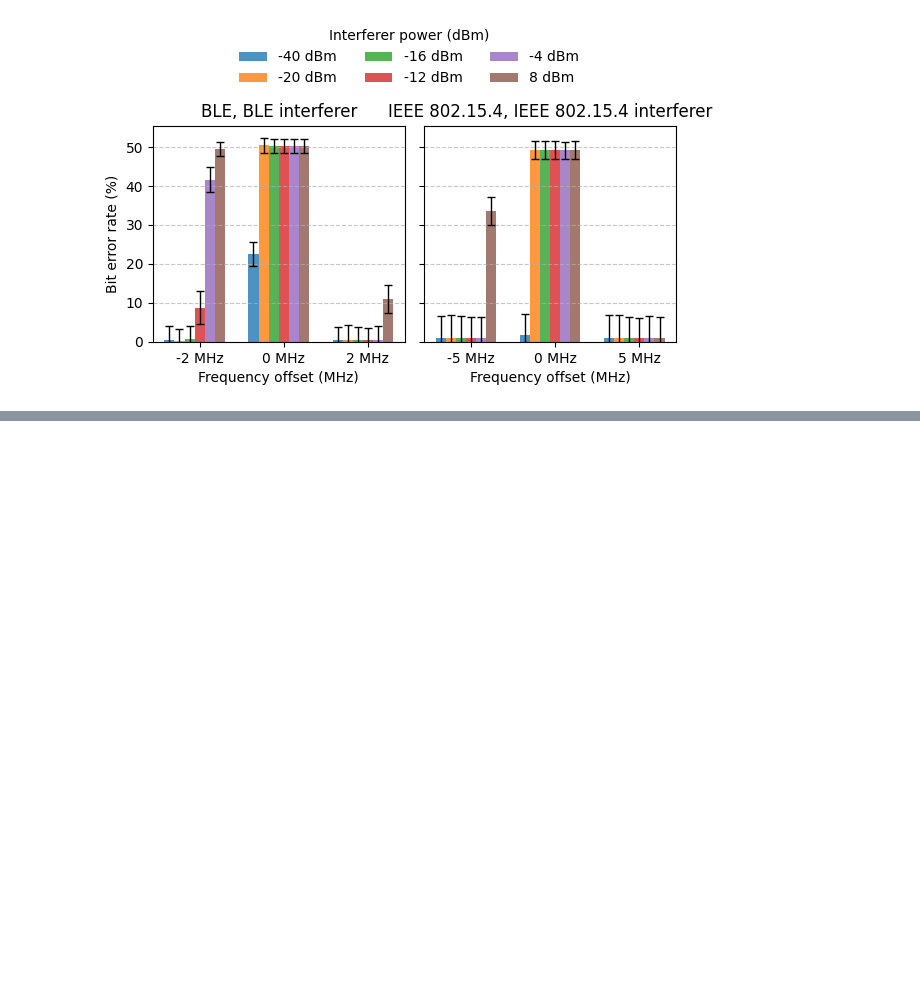
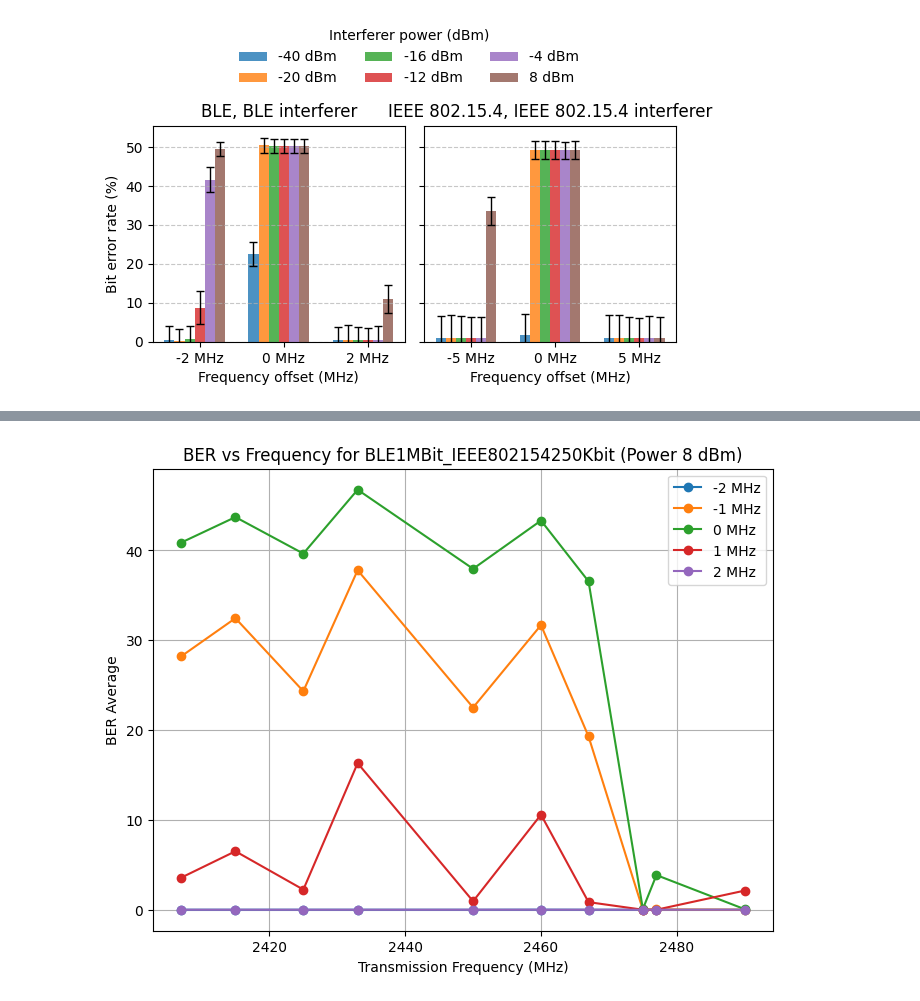
Before and after one commit to SDMote/badillosanjuan25experimental, a Jupyter notebook: python_scripts/data_analysis.ipynb, the cells around one changed output, grey strips where cells are left out. Saved outputs shown, nothing was run; the diff lists cells and outputs as text; code cells hidden in the pictures; blank space fills up the shorter version.

```diff
--- a/python_scripts/data_analysis.ipynb
+++ b/python_scripts/data_analysis.ipynb
@@ -633,0 +657,45 @@ plot_cumulative_bit_errors_array(example_file_same, figsize=(6,3.5),
+# %%
+import matplotlib.pyplot as plt
+import numpy as np
+
+def plot_ber_vs_frequency(all_data, configuration, power_value=None):
+    data_by_offset = {}
+
+    # Iterate over all available frequencies in all_data
+    for tx_freq, files_dict in all_data.items():
+        if configuration not in files_dict:
+            continue  # Skip if the configuration is not present
+
+        for entry in files_dict[configuration]:
+            if power_value is not None and entry['block_power'] != power_value:
+                continue  # Skip entries that do not match the required power_value
+
+            frequency_offset = entry['frequency_offset']
+            ber_avg = entry['ber_avg']
+
+            if frequency_offset not in data_by_offset:
+                data_by_offset[frequency_offset] = {'tx_freqs': [], 'ber_avgs': []}
+
+            data_by_offset[frequency_offset]['tx_freqs'].append(tx_freq)
+            data_by_offset[frequency_offset]['ber_avgs'].append(ber_avg)
+
+    # Plot results
+    plt.figure(figsize=(8, 6))
+
+    for offset, values in data_by_offset.items():
+        sorted_indices = np.argsort(values['tx_freqs'])
+        sorted_tx_freqs = np.array(values['tx_freqs'])[sorted_indices]
+        sorted_ber_avgs = np.array(values['ber_avgs'])[sorted_indices]
+        plt.plot(sorted_tx_freqs, sorted_ber_avgs, marker='o', linestyle='-', label=f'{offset} MHz')
+
+    plt.xlabel('Transmission Frequency (MHz)')
+    plt.ylabel('BER Average')
+    plt.title(f'BER vs Frequency for {configuration}' + (f' (Power {power_value} dBm)' if power_value is not None else ''))
+    plt.legend()
+    plt.grid(True)
+    plt.show()
+
+# Example usage:
+plot_ber_vs_frequency(all_inter_data, "BLE1MBit_IEEE802154250Kbit", power_value=8)
+# %% [output]
+[figure, added]
```
Also changed, not shown: parts of 7 cells of this notebook.
